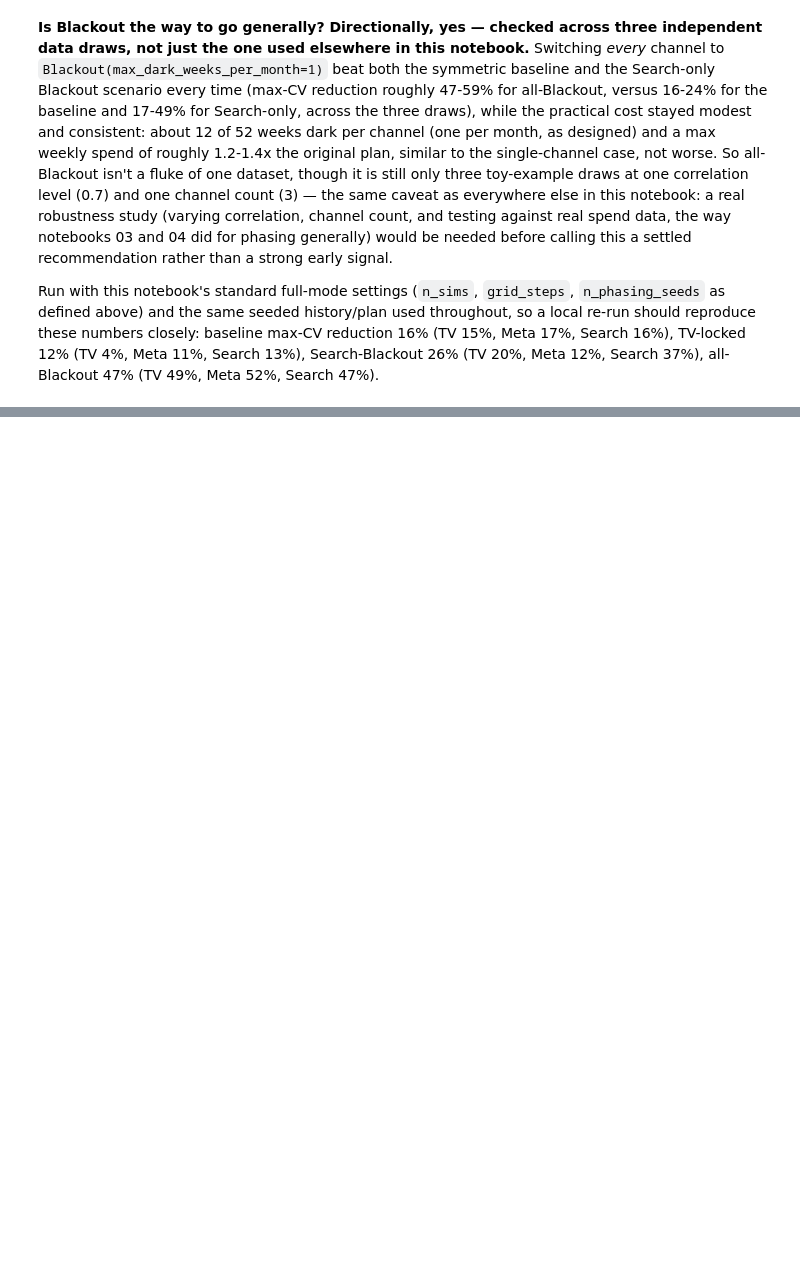
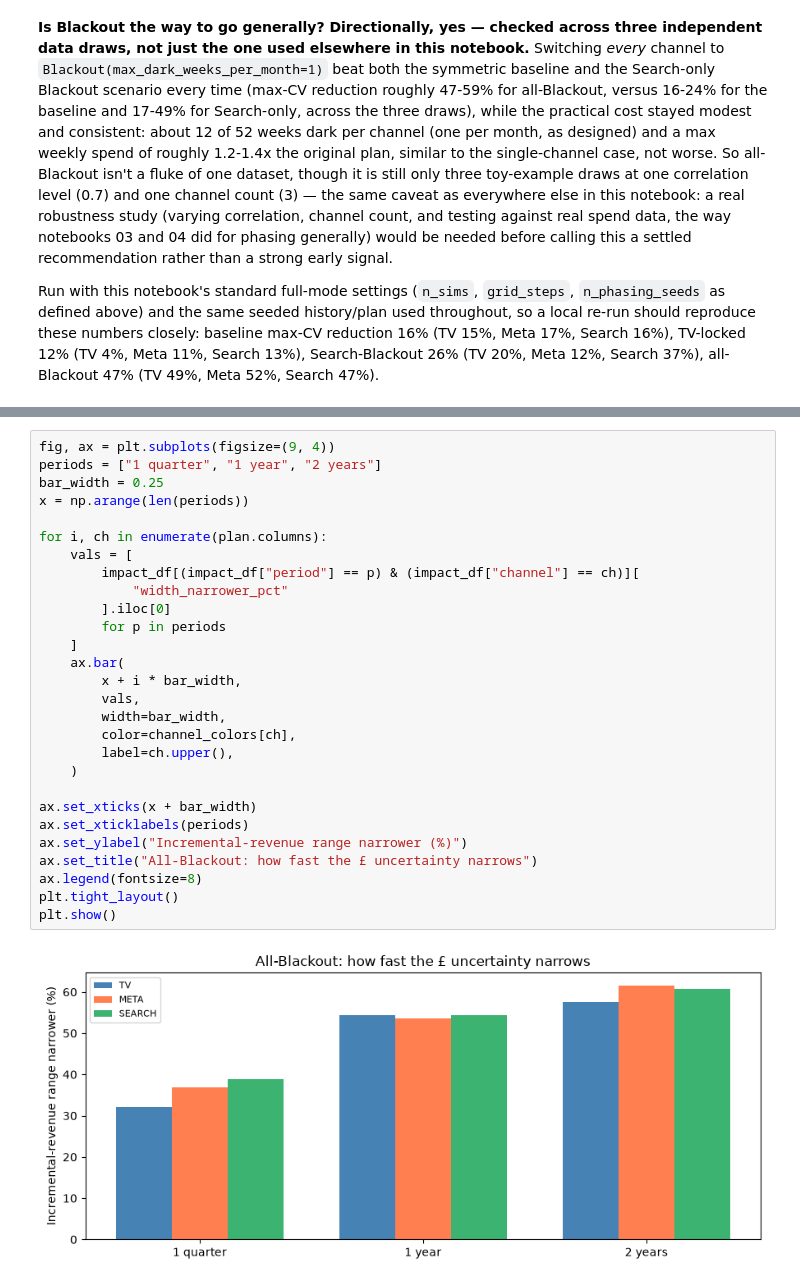
Before and after one commit to raz1470/how_wrong_is_your_mmm, a Jupyter notebook: notebooks/02_phaser_walkthrough.ipynb, the cells around one changed output, grey strips where cells are left out. Saved outputs shown, nothing was run; the diff lists cells and outputs as text; blank space fills up the shorter version.

```diff
--- a/notebooks/02_phaser_walkthrough.ipynb
+++ b/notebooks/02_phaser_walkthrough.ipynb
@@ -848,0 +772,30 @@ Width reduction, unphased -> All-Blackout (2yr):
+# %%
+fig, ax = plt.subplots(figsize=(9, 4))
+periods = ["1 quarter", "1 year", "2 years"]
+bar_width = 0.25
+x = np.arange(len(periods))
+
+for i, ch in enumerate(plan.columns):
+    vals = [
+        impact_df[(impact_df["period"] == p) & (impact_df["channel"] == ch)][
+            "width_narrower_pct"
+        ].iloc[0]
+        for p in periods
+    ]
+    ax.bar(
+        x + i * bar_width,
+        vals,
+        width=bar_width,
+        color=channel_colors[ch],
+        label=ch.upper(),
+    )
+
+ax.set_xticks(x + bar_width)
+ax.set_xticklabels(periods)
+ax.set_ylabel("Incremental-revenue range narrower (%)")
+ax.set_title("All-Blackout: how fast the £ uncertainty narrows")
+ax.legend(fontsize=8)
+plt.tight_layout()
+plt.show()
+# %% [output]
+[figure, added]
```
Also changed, not shown: parts of 10 cells of this notebook, 1 other file.
